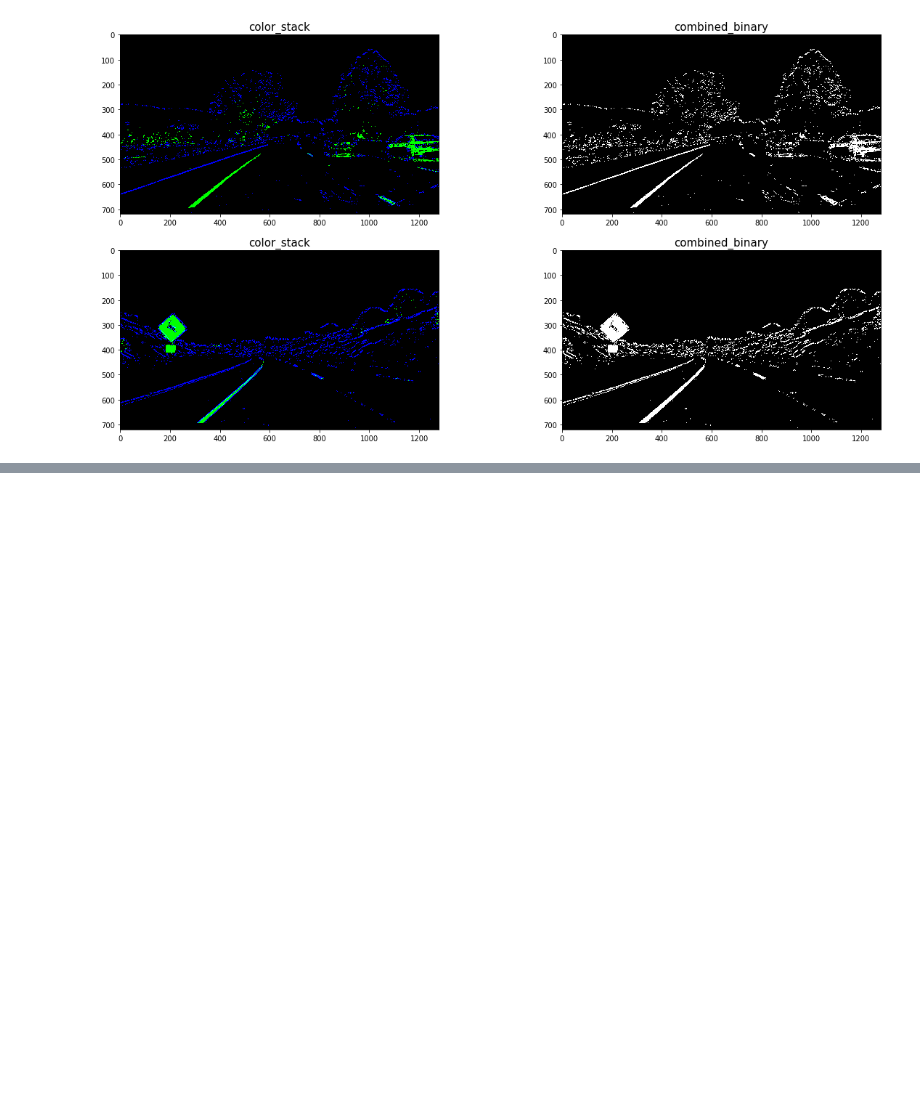
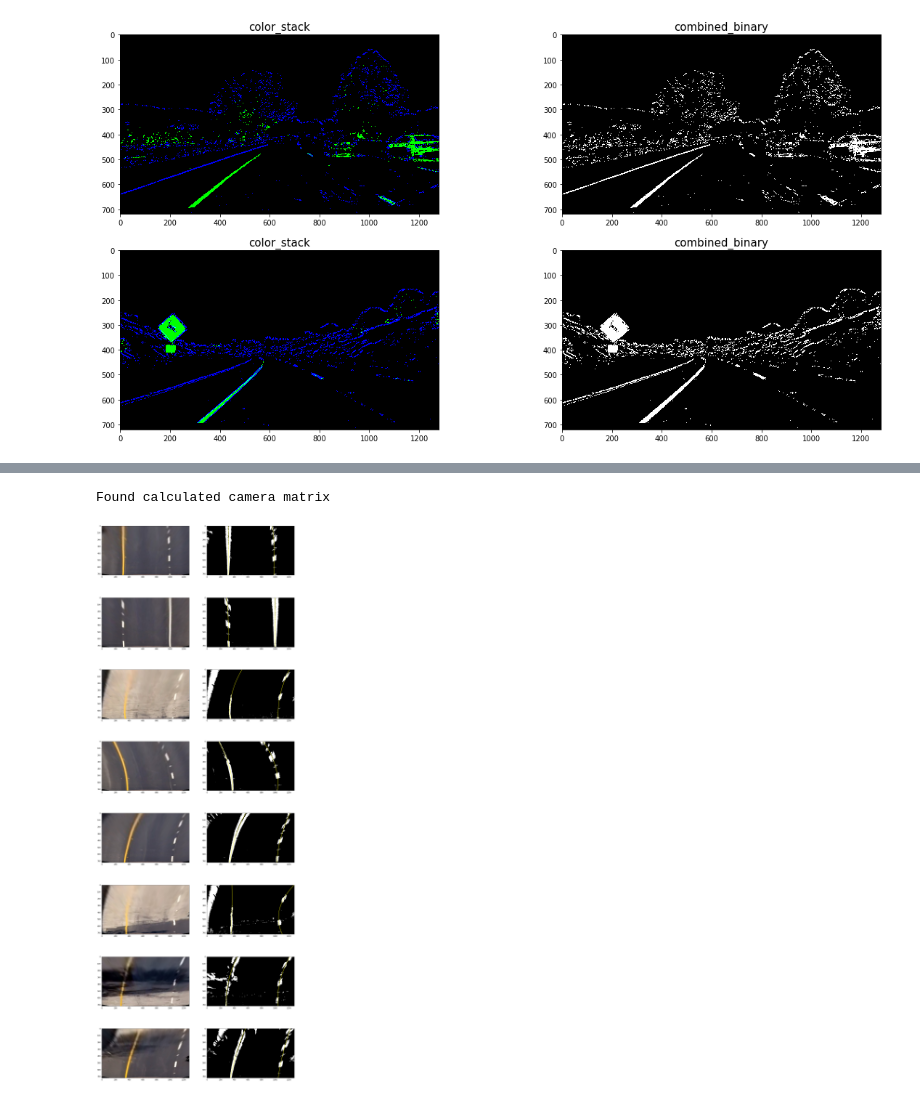
Before and after one commit to coswang1120/CarND-Advanced-Lane-Lines, a Jupyter notebook: P4.ipynb, the cells around one changed output, grey strips where cells are left out. Cells and saved outputs as stored; diff of their text form; code cells hidden in the pictures; blank space fills up the shorter version.

```diff
--- a/P4.ipynb
+++ b/P4.ipynb
@@ -372,0 +278,41 @@ find_line(warped)
+# %%
+# Test LaneFinder find_line
+lf = LaneFinder()
+lf.calibrate_camera()
+test_images = [
+    './test_images/straight_lines1.jpg',
+    './test_images/straight_lines2.jpg',
+    './test_images/test1.jpg',
+    './test_images/test2.jpg',
+    './test_images/test3.jpg',
+    './test_images/test4.jpg',
+    './test_images/test5.jpg',
+    './test_images/test6.jpg',
+]
+
+f, axarr = plt.subplots(len(test_images), 2, figsize=(20, 60))
+for idx, img_path in enumerate(test_images):
+    img = cv2.imread(img_path)
+    undist = lf.undistort(img)
+    combined_binary = lf.combined_thresholding(undist)
+    warped = lf.perspective_transform(combined_binary)
+    left_fit, right_fit = lf.find_lines(warped)
+
+    # visualize found line
+    ploty = np.linspace(0, lf.height-1, lf.height)
+    left_fitx = left_fit[0]*ploty**2 + left_fit[1]*ploty + left_fit[2]
+    right_fitx = right_fit[0]*ploty**2 + right_fit[1]*ploty + right_fit[2]
+
+    rgb = cv2.cvtColor(undist, cv2.COLOR_BGR2RGB)
+    rgb_warped = lf.perspective_transform(rgb)
+    axarr[idx][0].imshow(rgb_warped)
+
+    out_img = np.dstack((warped, warped, warped))*255
+    axarr[idx][1].imshow(out_img)
+    axarr[idx][1].plot(left_fitx, ploty, color='yellow')
+    axarr[idx][1].plot(right_fitx, ploty, color='yellow')
+#     axarr[idx][1].xlim(0, 1280)
+#     axarr[idx][1].ylim(720, 0)
+# %% [output]
+Found calculated camera matrix
+[figure, added]
```
Also changed, not shown: parts of 5 cells of this notebook.
